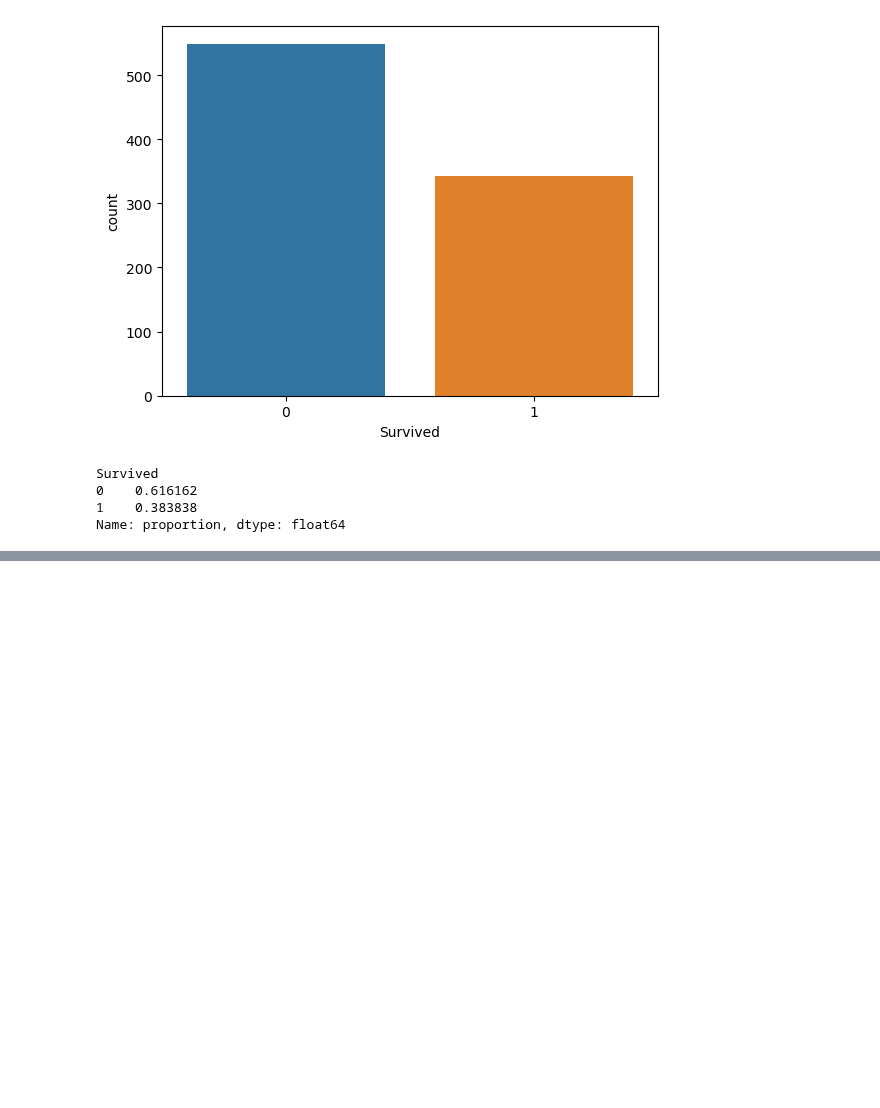
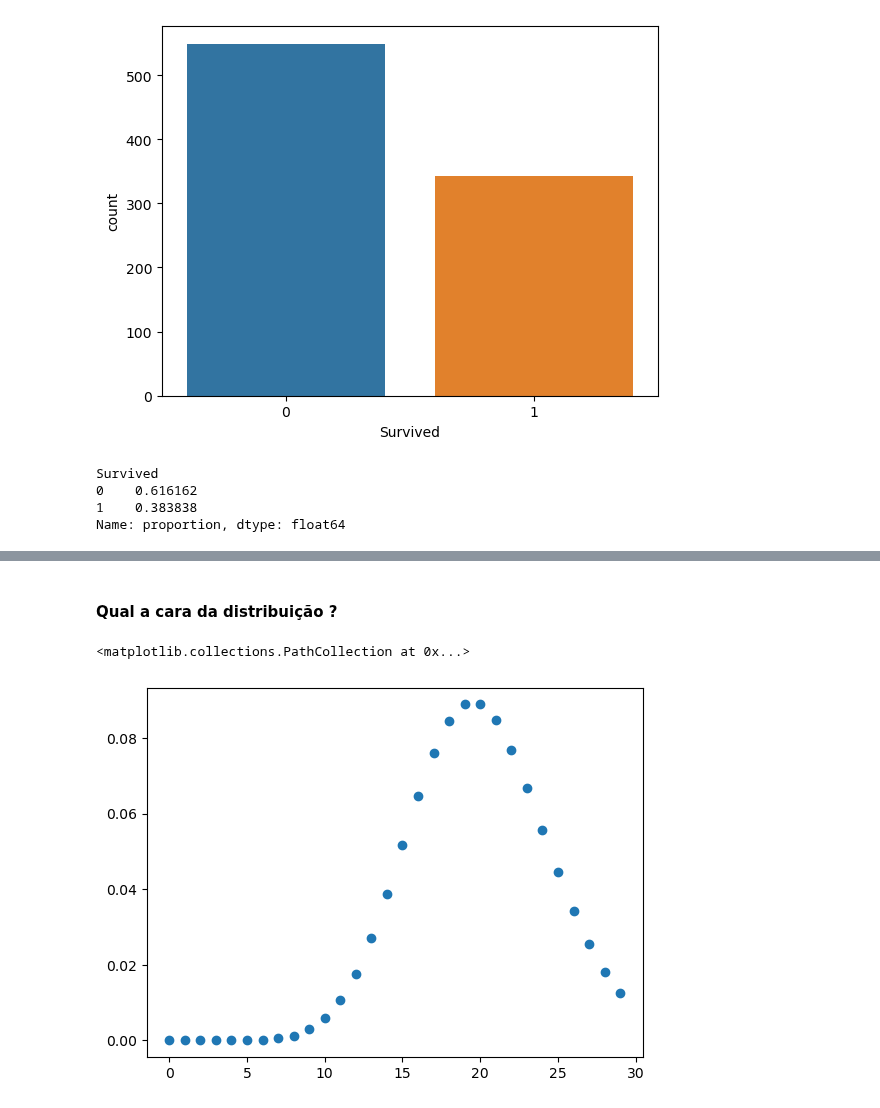
Before and after one commit to 1998-sys/Estudo, a Jupyter notebook: estatistica_descritivaI.ipynb, the cells around one changed output, grey strips where cells are left out. Saved outputs shown, nothing was run; the diff lists cells and outputs as text; code cells hidden in the pictures; blank space fills up the shorter version.

Commit message:
poisson

```diff
--- a/estatistica_descritivaI.ipynb
+++ b/estatistica_descritivaI.ipynb
@@ -459,0 +525,13 @@ Name: proportion, dtype: float64
+# %%
+k_list = range(30)
+
+for k in k_list:
+
+    p = scipy.stats.poisson.pmf(k =k, mu=l)
+
+    experimento['N_ligacoes'].append(k)
+    experimento['Probabilidade'].append(p)
+# %%
+df = pd.DataFrame(experimento)
+
+df.head()
@@ -459,0 +545,3 @@ Name: proportion, dtype: float64
+# %%
+df['p_formatado'] = df['Probabilidade'].apply(lambda x: f"{x:.9%}")
+df.head()
@@ -459,0 +555,3 @@ Name: proportion, dtype: float64
+# %%
+df['prob_acumulada'] = df['Probabilidade'].cumsum().apply(lambda x: f"{x:.9%}")
+df.head()
@@ -459,0 +565,7 @@ Name: proportion, dtype: float64
+# %% [markdown]
+#### Qual a cara da distribuição ?
+# %%
+plt.scatter(df['N_ligacoes'], df['Probabilidade'])
+# %% [output]
+<matplotlib.collections.PathCollection at 0x...>
+[figure, added]
```
Also changed, not shown: parts of 20 cells of this notebook.
